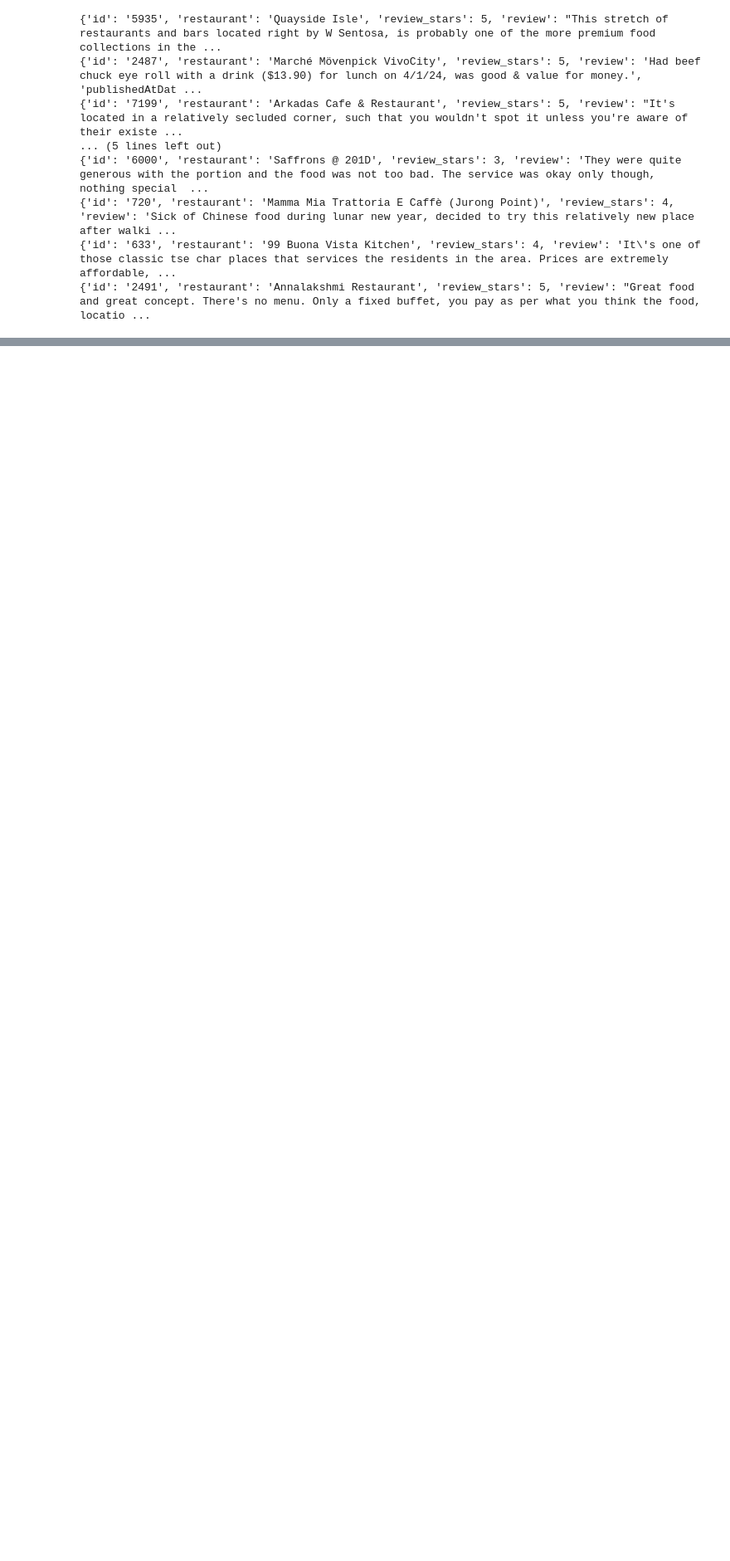
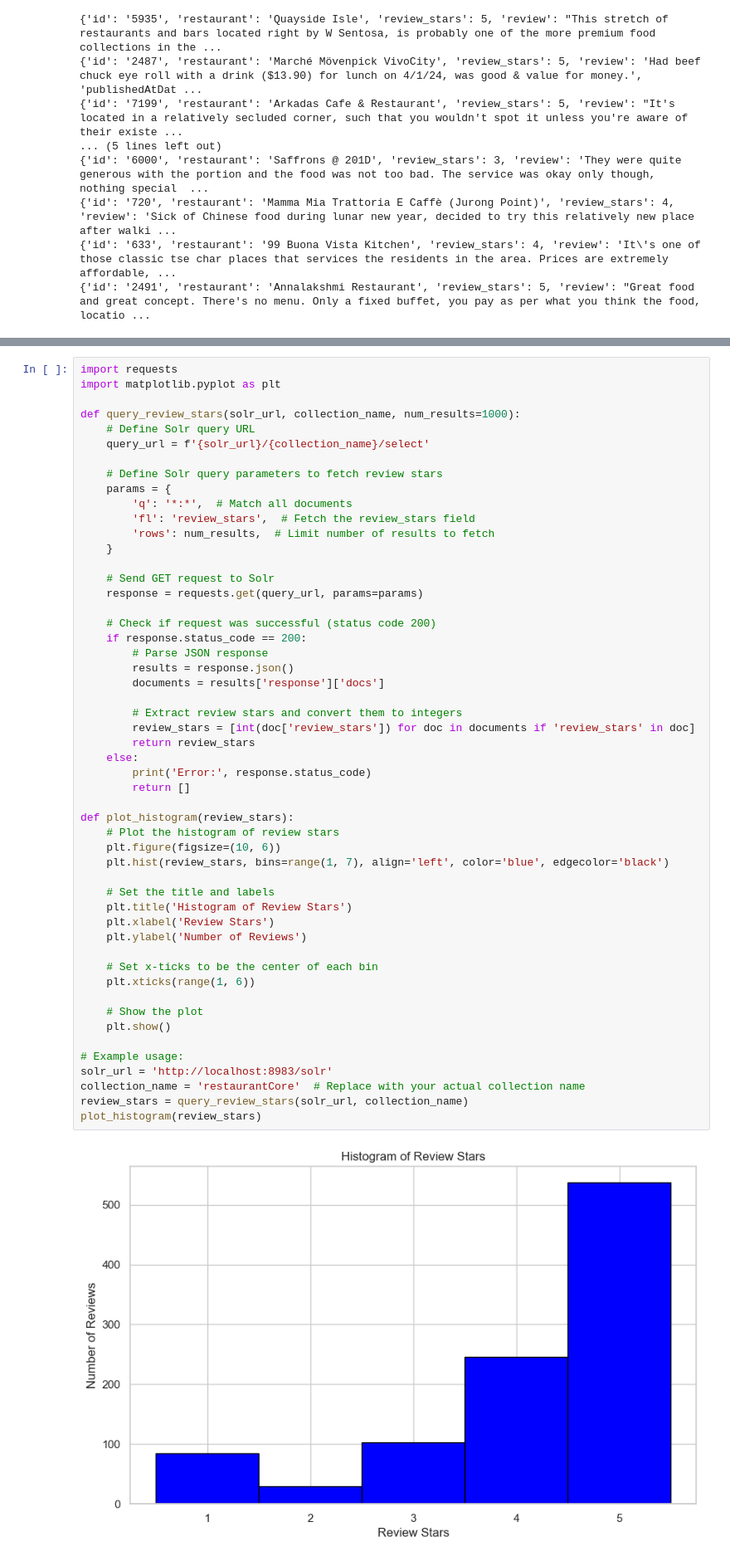
Before and after one commit to Sherwinnn/CZ4034-IR-Group, a Jupyter notebook: indexing_querying/test_queries.ipynb, the cells around one changed output, grey strips where cells are left out. Shown at 83% size. Drawn from its saved outputs; the diff is of its cells as text; blank space fills up the shorter version.

Commit message:
indexing query update

```diff
--- a/indexing_querying/test_queries.ipynb
+++ b/indexing_querying/test_queries.ipynb
@@ -779,0 +956,54 @@ Top 20 restaurants by qualityScore:
+# %%
+import requests
+import matplotlib.pyplot as plt
+
+def query_review_stars(solr_url, collection_name, num_results=1000):
+    # Define Solr query URL
+    query_url = f'{solr_url}/{collection_name}/select'
+
+    # Define Solr query parameters to fetch review stars
+    params = {
+        'q': '*:*',  # Match all documents
+        'fl': 'review_stars',  # Fetch the review_stars field
+        'rows': num_results,  # Limit number of results to fetch
+    }
+
+    # Send GET request to Solr
+    response = requests.get(query_url, params=params)
+
+    # Check if request was successful (status code 200)
+    if response.status_code == 200:
+        # Parse JSON response
+        results = response.json()
+        documents = results['response']['docs']
+
+        # Extract review stars and convert them to integers
+        review_stars = [int(doc['review_stars']) for doc in documents if 'review_stars' in doc]
+        return review_stars
+    else:
+        print('Error:', response.status_code)
+        return []
+
+def plot_histogram(review_stars):
+    # Plot the histogram of review stars
+    plt.figure(figsize=(10, 6))
+    plt.hist(review_stars, bins=range(1, 7), align='left', color='blue', edgecolor='black')
+
+    # Set the title and labels
+    plt.title('Histogram of Review Stars')
+    plt.xlabel('Review Stars')
+    plt.ylabel('Number of Reviews')
+
+    # Set x-ticks to be the center of each bin
+    plt.xticks(range(1, 6))
+
+    # Show the plot
+    plt.show()
+
+# Example usage:
+solr_url = 'http://localhost:8983/solr'
+collection_name = 'restaurantCore'  # Replace with your actual collection name
+review_stars = query_review_stars(solr_url, collection_name)
+plot_histogram(review_stars)
+# %% [output]
+[figure, added]
```
Also changed, not shown: parts of 22 cells of this notebook, 2 other files.
